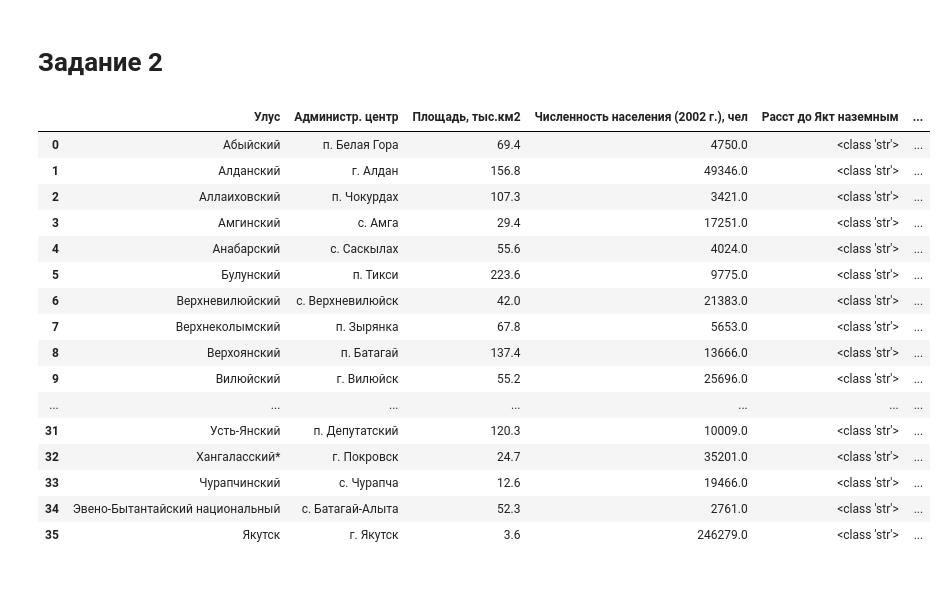
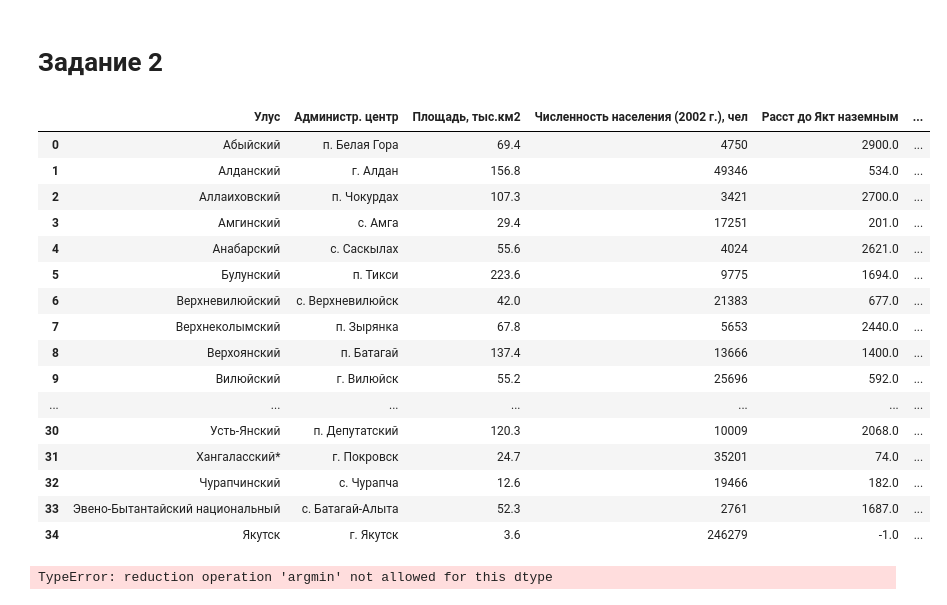
Before and after one commit to fiit15py/l03pandas-dobretz, a Jupyter notebook: l03pandas.ipynb, the cells around one changed output. Cells and saved outputs as stored; diff of their text form; code cells hidden in the pictures.

```diff
--- a/l03pandas.ipynb
+++ b/l03pandas.ipynb
@@ -53,27 +44,41 @@ df['Улус'][df['density'].idxmin()]
 'Оленекский эвенкийский национальный'
 # %% [markdown]
 # Задание 2
-# %%
-def floatDistance(s):
-    return type(s)
-
-df['Расст до Якт наземным'] = df['Расст до Якт наземным'].apply(floatDistance)
-df
-# %% [output]
-|  | Улус | Администр. центр | Площадь, тыс.км2 | Численность населения (2002 г.), чел | Расст до Якт наземным | ... |
-| 0 | Абыйский | п. Белая Гора | 69.4 | 4750.0 | <class 'str'> | ... |
-| 1 | Алданский | г. Алдан | 156.8 | 49346.0 | <class 'str'> | ... |
-| 2 | Аллаиховский | п. Чокурдах | 107.3 | 3421.0 | <class 'str'> | ... |
-| 3 | Амгинский | с. Амга | 29.4 | 17251.0 | <class 'str'> | ... |
-| 4 | Анабарский | с. Саскылах | 55.6 | 4024.0 | <class 'str'> | ... |
-| 5 | Булунский | п. Тикси | 223.6 | 9775.0 | <class 'str'> | ... |
-| 6 | Верхневилюйский | с. Верхневилюйск | 42.0 | 21383.0 | <class 'str'> | ... |
-| 7 | Верхнеколымский | п. Зырянка | 67.8 | 5653.0 | <class 'str'> | ... |
-| 8 | Верхоянский | п. Батагай | 137.4 | 13666.0 | <class 'str'> | ... |
-| 9 | Вилюйский | г. Вилюйск | 55.2 | 25696.0 | <class 'str'> | ... |
-| ... | ... | ... | ... | ... | ... | ... |
-| 31 | Усть-Янский | п. Депутатский | 120.3 | 10009.0 | <class 'str'> | ... |
-| 32 | Хангаласский* | г. Покровск | 24.7 | 35201.0 | <class 'str'> | ... |
-| 33 | Чурапчинский | с. Чурапча | 12.6 | 19466.0 | <class 'str'> | ... |
-| 34 | Эвено-Бытантайский национальный | с. Батагай-Алыта | 52.3 | 2761.0 | <class 'str'> | ... |
-| 35 | Якутск | г. Якутск | 3.6 | 246279.0 | <class 'str'> | ... |
+# %%
+def floatDistance(s):
+    if "/" in s:
+        ss = s.split("/")
+        return float(ss[1])
+    elif s!="-":
+        return float(s)
+    else:
+        return float(-1)
+
+df['Расст до Якт наземным'] = df['Расст до Якт наземным'].apply(floatDistance)
+df['Расст до Якт водным'] = df['Расст до Якт водным'].apply(floatDistance)
+df['Расст до Якт воздушным'] = df['Расст до Якт воздушным'].apply(floatDistance)
+
+df['ratio'] = df['Расст до Якт наземным']/df['Расст до Якт воздушным']
+df
+# %% [output]
+|  | Улус | Администр. центр | Площадь, тыс.км2 | Численность населения (2002 г.), чел | Расст до Якт наземным | ... |
+| 0 | Абыйский | п. Белая Гора | 69.4 | 4750 | 2900.0 | ... |
+| 1 | Алданский | г. Алдан | 156.8 | 49346 | 534.0 | ... |
+| 2 | Аллаиховский | п. Чокурдах | 107.3 | 3421 | 2700.0 | ... |
+| 3 | Амгинский | с. Амга | 29.4 | 17251 | 201.0 | ... |
+| 4 | Анабарский | с. Саскылах | 55.6 | 4024 | 2621.0 | ... |
+| 5 | Булунский | п. Тикси | 223.6 | 9775 | 1694.0 | ... |
+| 6 | Верхневилюйский | с. Верхневилюйск | 42.0 | 21383 | 677.0 | ... |
+| 7 | Верхнеколымский | п. Зырянка | 67.8 | 5653 | 2440.0 | ... |
+| 8 | Верхоянский | п. Батагай | 137.4 | 13666 | 1400.0 | ... |
+| 9 | Вилюйский | г. Вилюйск | 55.2 | 25696 | 592.0 | ... |
+| ... | ... | ... | ... | ... | ... | ... |
+| 30 | Усть-Янский | п. Депутатский | 120.3 | 10009 | 2068.0 | ... |
+| 31 | Хангаласский* | г. Покровск | 24.7 | 35201 | 74.0 | ... |
+| 32 | Чурапчинский | с. Чурапча | 12.6 | 19466 | 182.0 | ... |
+| 33 | Эвено-Бытантайский национальный | с. Батагай-Алыта | 52.3 | 2761 | 1687.0 | ... |
+| 34 | Якутск | г. Якутск | 3.6 | 246279 | -1.0 | ... |
+# %%
+df['Улус'][df[df['ratio'].gt(0)].idxmin()]
+# %% [output]
+TypeError: reduction operation 'argmin' not allowed for this dtype
```
Also changed, not shown: parts of 3 cells of this notebook.
